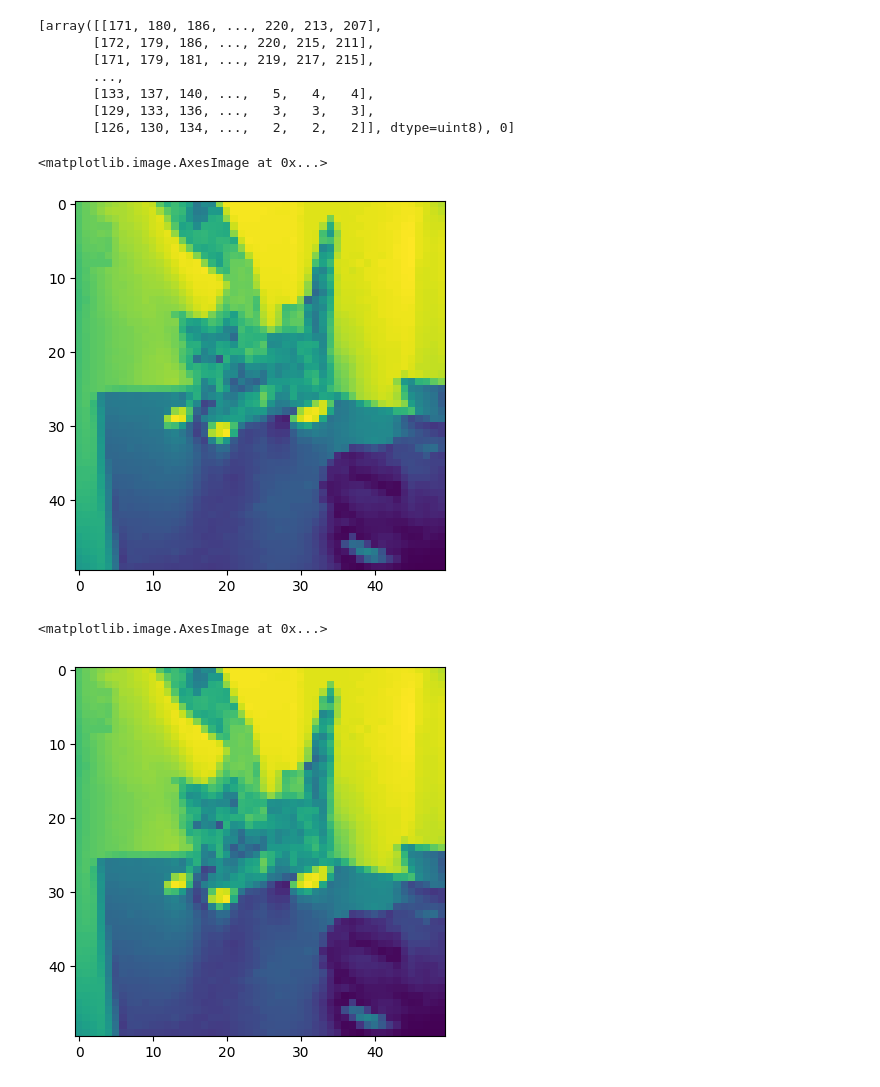
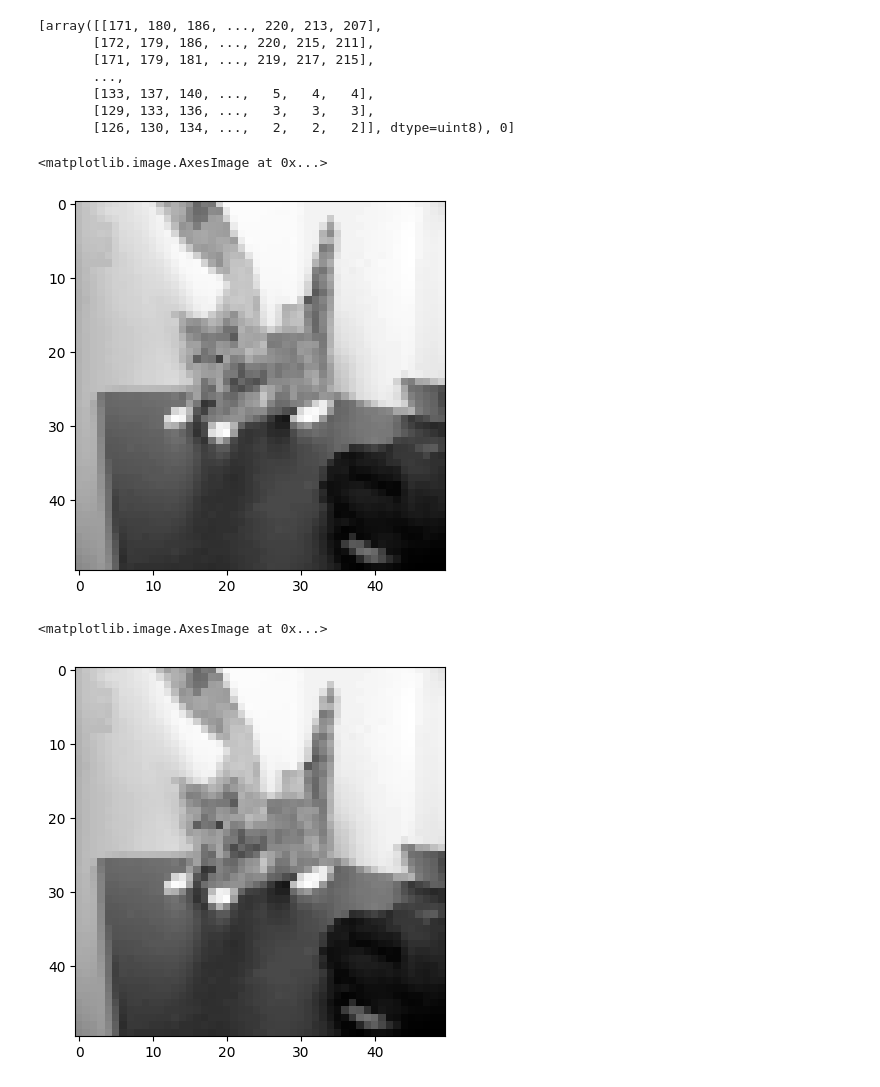
Before and after one commit to Vishwa2684/Computer-Vision, a Jupyter notebook: Cat and dog classification/CatsAndDogs.ipynb, the cells around one changed output. Saved outputs shown, nothing was run; the diff lists cells and outputs as text; code cells hidden in the pictures.

Commit message:
gray img

```diff
--- a/Cat and dog classification/CatsAndDogs.ipynb
+++ b/Cat and dog classification/CatsAndDogs.ipynb
@@ -5,21 +5,21 @@ import matplotlib.pyplot as plt
 # %%
 import pickle
 
 # Load the list
 with open('training_data.pkl', 'rb') as f:
     x = pickle.load(f)
 print(x[0])
-plt.imshow(x[0][0])
+plt.imshow(x[0][0],cmap='gray')
 # %% [output]
 [array([[171, 180, 186, ..., 220, 213, 207],
        [172, 179, 186, ..., 220, 215, 211],
        [171, 179, 181, ..., 219, 217, 215],
        ...,
        [133, 137, 140, ...,   5,   4,   4],
        [129, 133, 136, ...,   3,   3,   3],
        [126, 130, 134, ...,   2,   2,   2]], dtype=uint8), 0]
 <matplotlib.image.AxesImage at 0x...>
-[figure, old version]
+[figure, new version]
 # %%
 images = np.array([item[0] for item in x])
 labels = np.array([item[1] for item in x])
@@ -27,10 +27,10 @@ labels = np.array([item[1] for item in x])
 # %%
 # Normalize images
 images = images/255.0
-plt.imshow(images[0])
+plt.imshow(images[0],cmap='gray')
 # %% [output]
 <matplotlib.image.AxesImage at 0x...>
-[figure, old version]
+[figure, new version]
 # %%
 from sklearn.model_selection import train_test_split
 
```
Also changed, not shown: parts of 5 cells of this notebook.
